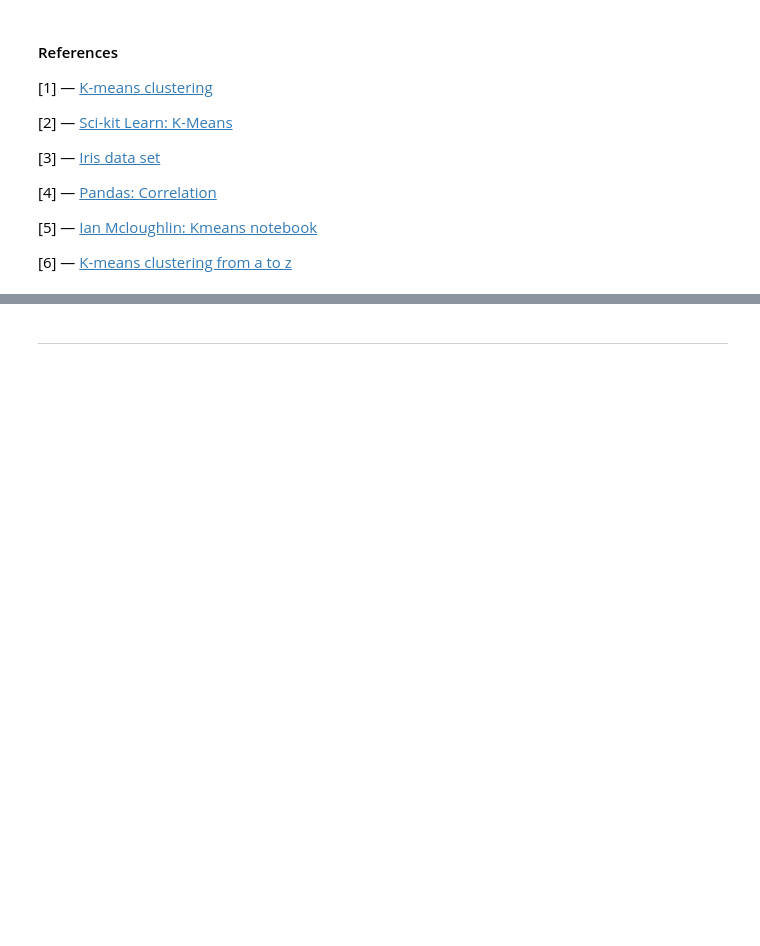
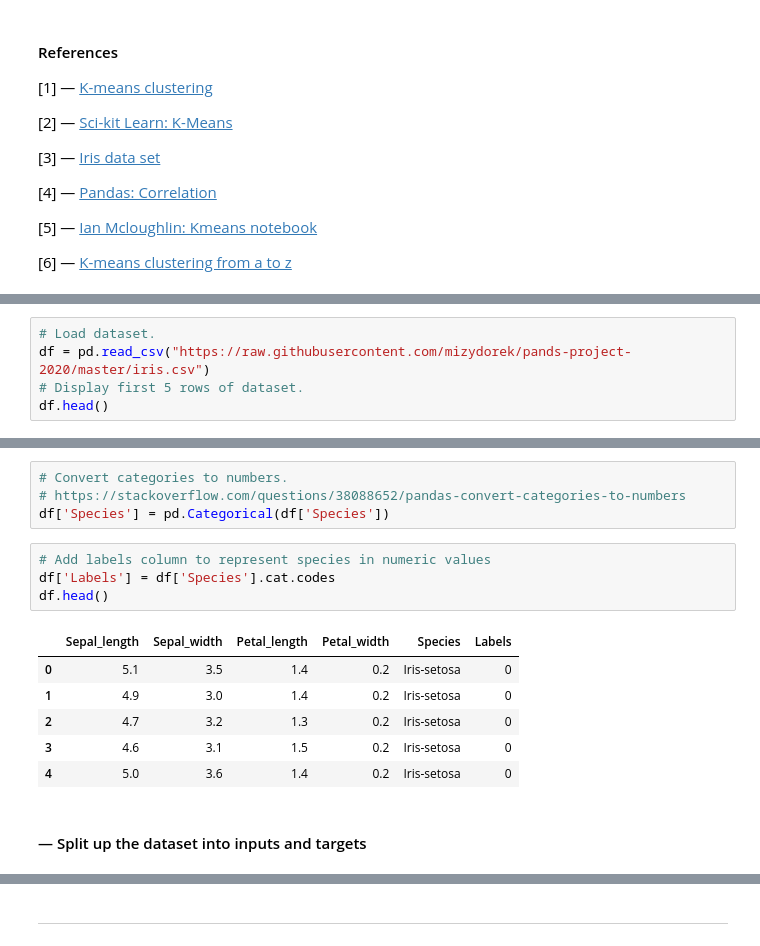
Before and after one commit to mizydorek/Machine-Learning-Tasks-2020, a Jupyter notebook: tasks.ipynb, the cells around one changed output, grey strips where cells are left out. Drawn from its saved outputs; the diff is of its cells as text; blank space fills up the shorter version.

```diff
--- a/tasks.ipynb
+++ b/tasks.ipynb
@@ -653,0 +679,5 @@ Introduced by the British statistician and biologist Ronal Fisher in 1936 in his
+# %%
+# Load dataset.
+df = pd.read_csv("https://raw.githubusercontent.com/mizydorek/pands-project-2020/master/iris.csv")
+# Display first 5 rows of dataset.
+df.head()
@@ -653,0 +691,17 @@ Introduced by the British statistician and biologist Ronal Fisher in 1936 in his
+# %%
+# Convert categories to numbers.
+# https://stackoverflow.com/questions/38088652/pandas-convert-categories-to-numbers
+df['Species'] = pd.Categorical(df['Species'])
+# %%
+# Add labels column to represent species in numeric values
+df['Labels'] = df['Species'].cat.codes
+df.head()
+# %% [output]
+|  | Sepal_length | Sepal_width | Petal_length | Petal_width | Species | Labels |
+| 0 | 5.1 | 3.5 | 1.4 | 0.2 | Iris-setosa | 0 |
+| 1 | 4.9 | 3.0 | 1.4 | 0.2 | Iris-setosa | 0 |
+| 2 | 4.7 | 3.2 | 1.3 | 0.2 | Iris-setosa | 0 |
+| 3 | 4.6 | 3.1 | 1.5 | 0.2 | Iris-setosa | 0 |
+| 4 | 5.0 | 3.6 | 1.4 | 0.2 | Iris-setosa | 0 |
+# %% [markdown]
+#### — Split up the dataset into inputs and targets
```
Also changed, not shown: parts of 8 cells of this notebook.
